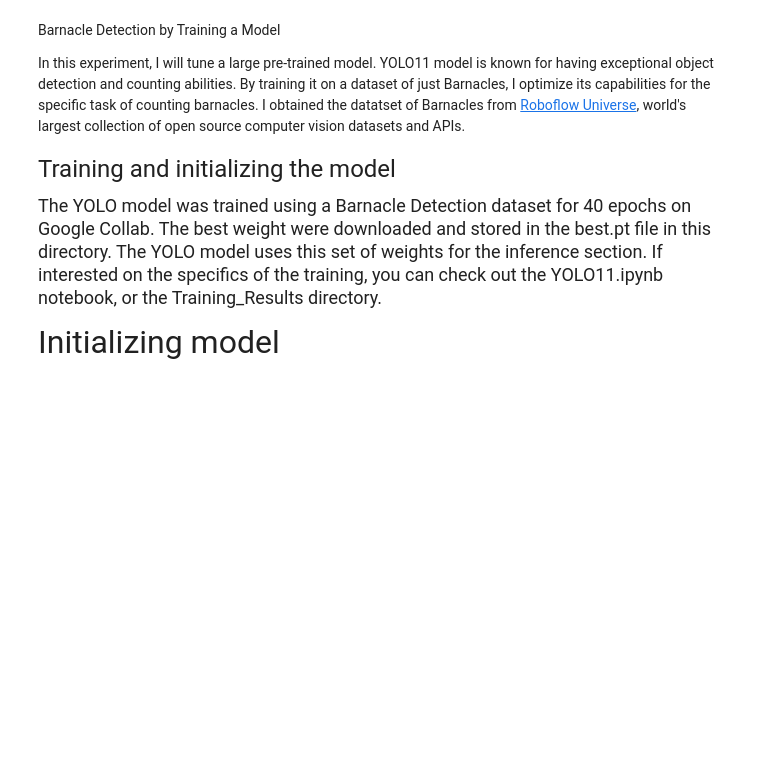
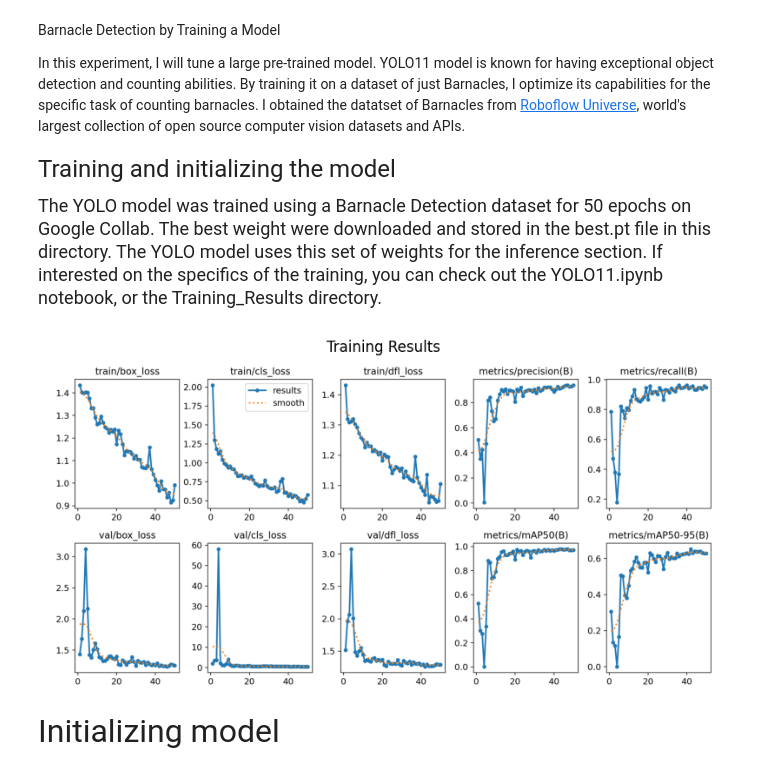
Before and after one commit to arses-ui/Barnacles, a Jupyter notebook: Trained_model/trained-model_YOLO8v.ipynb, the cells around one changed output. Saved outputs shown, nothing was run; the diff lists cells and outputs as text; code cells hidden in the pictures; blank space fills up the shorter version.

```diff
--- a/Trained_model/trained-model_YOLO8v.ipynb
+++ b/Trained_model/trained-model_YOLO8v.ipynb
@@ -18,7 +19,16 @@ import ipywidgets
 # %% [markdown]
 <font size =5>Training and initializing the model
 
-<font size =4> The YOLO model was trained using a Barnacle Detection dataset for 40 epochs on Google Collab. The best weight  were downloaded and stored in the best.pt file in this directory. The YOLO model uses this set of weights for the inference section. If interested on the specifics of the training, you can check out the YOLO11.ipynb notebook, or the Training_Results directory.
+<font size =4> The YOLO model was trained using a Barnacle Detection dataset for 50 epochs on Google Collab. The best weight  were downloaded and stored in the best.pt file in this directory. The YOLO model uses this set of weights for the inference section. If interested on the specifics of the training, you can check out the YOLO11.ipynb notebook, or the Training_Results directory.
+# %%
+img = np.asarray(Image.open("Training_Results/YOLOv8/results.png"))
+plt.figure(figsize=(10, 10))
+plt.title("Training Results")
+plt.axis("off")
+plt.imshow(img)
+plt.show()
+# %% [output]
+[figure, added]
 # %% [markdown]
 <font size = 6>Initializing model
 # %%
```
Also changed, not shown: parts of 13 cells of this notebook, 3 other files.
